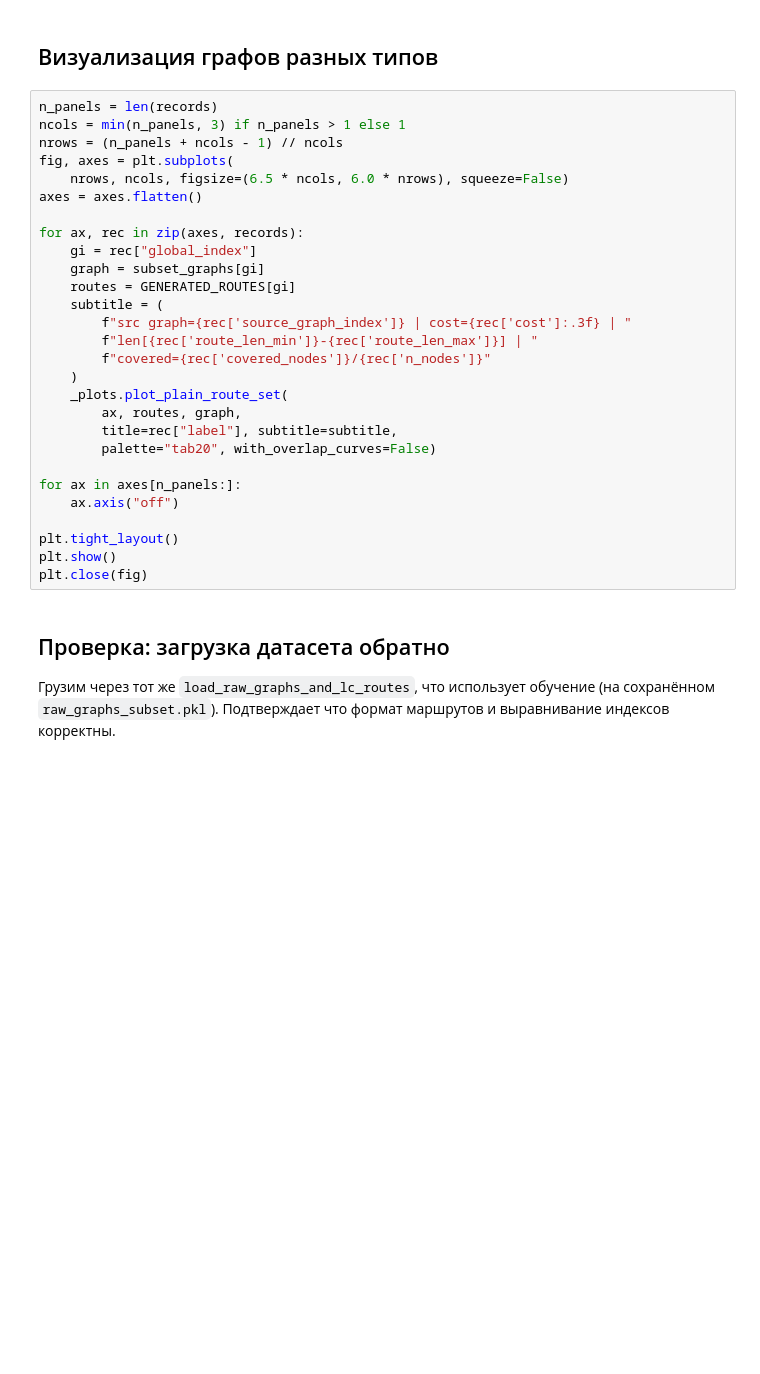
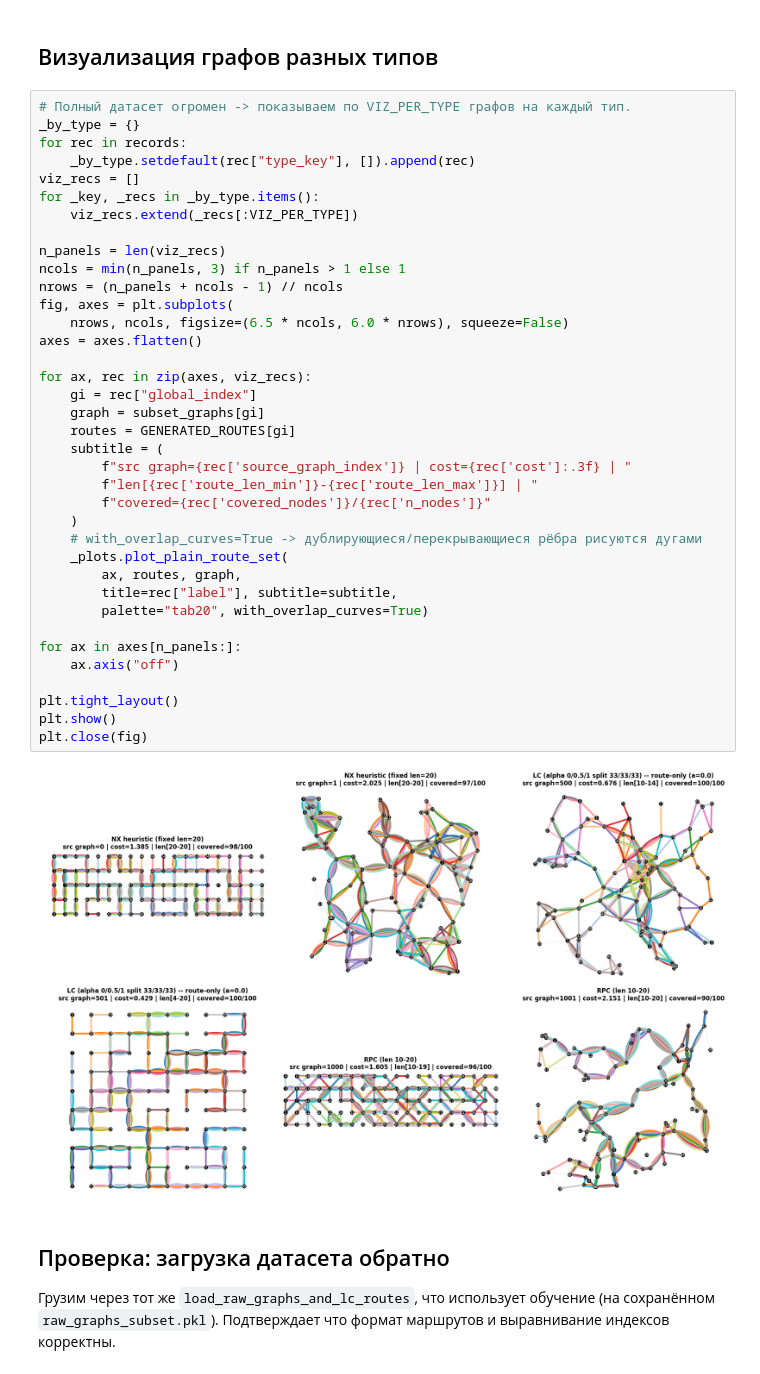
Before and after one commit to alexandermorozzov/connectpt, a Jupyter notebook: examples/route_generator/mixed_init_dataset_generation.ipynb, the cells around one changed output. Saved outputs shown, nothing was run; the diff lists cells and outputs as text; blank space fills up the shorter version.

```diff
--- a/examples/route_generator/mixed_init_dataset_generation.ipynb
+++ b/examples/route_generator/mixed_init_dataset_generation.ipynb
@@ -330,33 +467,44 @@ AssertionError: input tensor has the wrong dimensionality!
 # %% [markdown]
 ## Визуализация графов разных типов
 # %%
-n_panels = len(records)
+# Полный датасет огромен -> показываем по VIZ_PER_TYPE графов на каждый тип.
+_by_type = {}
+for rec in records:
+    _by_type.setdefault(rec["type_key"], []).append(rec)
+viz_recs = []
+for _key, _recs in _by_type.items():
+    viz_recs.extend(_recs[:VIZ_PER_TYPE])
+
+n_panels = len(viz_recs)
 ncols = min(n_panels, 3) if n_panels > 1 else 1
 nrows = (n_panels + ncols - 1) // ncols
 fig, axes = plt.subplots(
     nrows, ncols, figsize=(6.5 * ncols, 6.0 * nrows), squeeze=False)
 axes = axes.flatten()
 
-for ax, rec in zip(axes, records):
+for ax, rec in zip(axes, viz_recs):
     gi = rec["global_index"]
     graph = subset_graphs[gi]
     routes = GENERATED_ROUTES[gi]
     subtitle = (
         f"src graph={rec['source_graph_index']} | cost={rec['cost']:.3f} | "
         f"len[{rec['route_len_min']}-{rec['route_len_max']}] | "
         f"covered={rec['covered_nodes']}/{rec['n_nodes']}"
     )
+    # with_overlap_curves=True -> дублирующиеся/перекрывающиеся рёбра рисуются дугами
     _plots.plot_plain_route_set(
         ax, routes, graph,
         title=rec["label"], subtitle=subtitle,
-        palette="tab20", with_overlap_curves=False)
+        palette="tab20", with_overlap_curves=True)
 
 for ax in axes[n_panels:]:
     ax.axis("off")
 
 plt.tight_layout()
 plt.show()
 plt.close(fig)
+# %% [output]
+[figure, added]
 # %% [markdown]
 ## Проверка: загрузка датасета обратно
 
```
Also changed, not shown: parts of 6 cells of this notebook, 6 other files.
